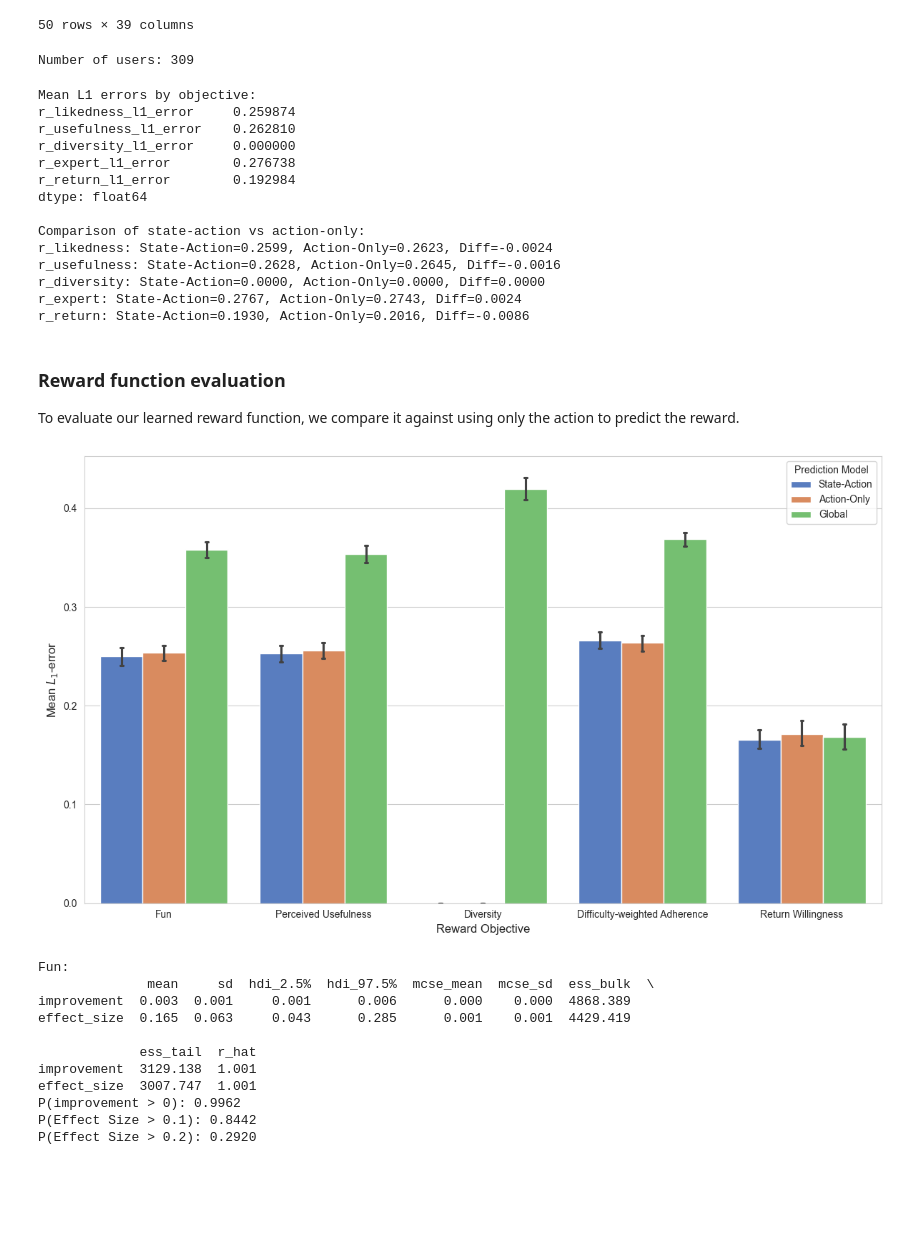
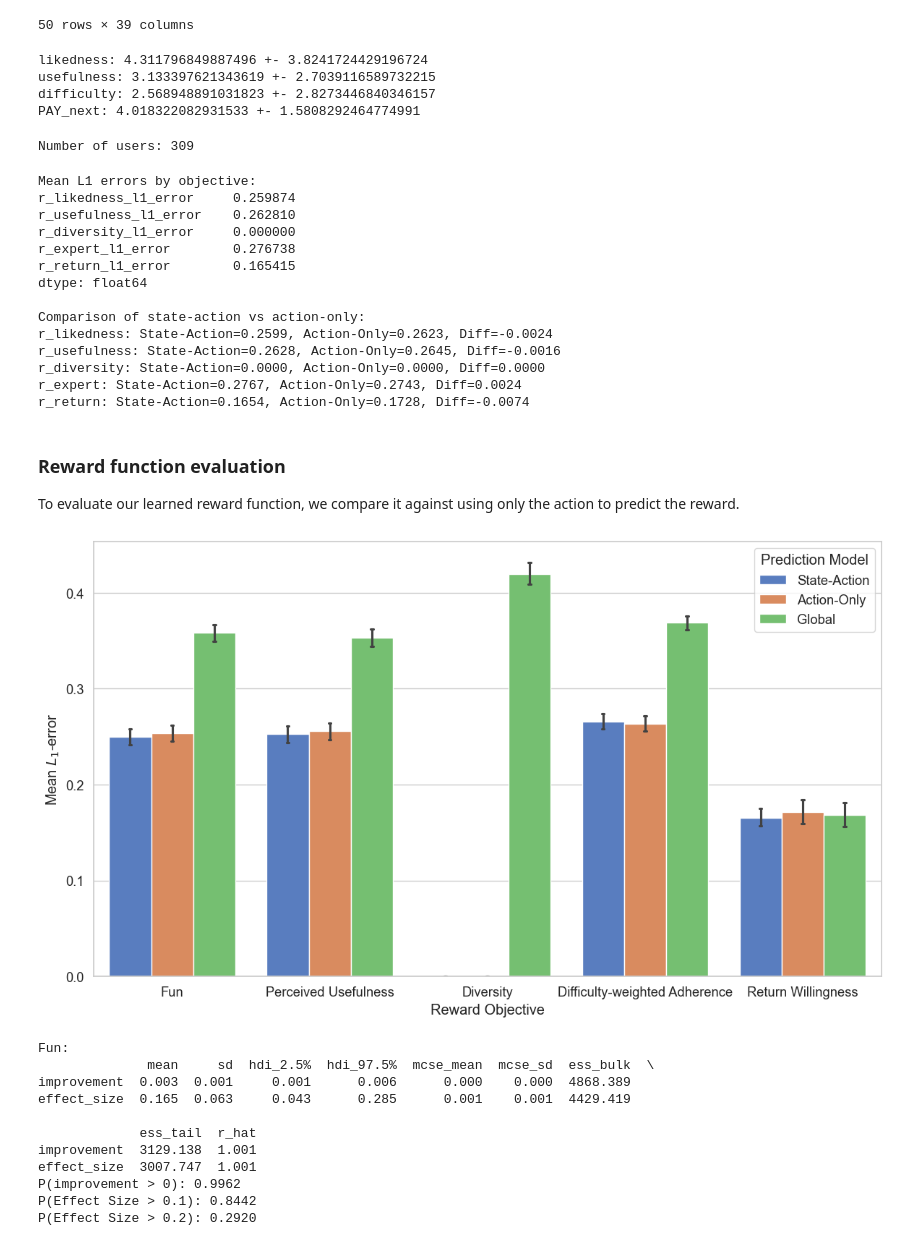
Before and after one commit to shirleyxindi/morl-personalization, a Jupyter notebook: src/RQ/dynamics_evaluation.ipynb, the cells around one changed output. Cells and saved outputs as stored; diff of their text form; code cells hidden in the pictures; blank space fills up the shorter version.

```diff
--- a/src/RQ/dynamics_evaluation.ipynb
+++ b/src/RQ/dynamics_evaluation.ipynb
@@ -97,6 +97,14 @@ Number of samples after processing: 3111
 50 rows × 39 columns
 # %%
 stochastic_outcomes = ["likedness", "usefulness", "difficulty", "PAY_next"]
+
+for outcome in stochastic_outcomes:
+    print(outcome + ": " + str(df[outcome].mean()) + " +- " + str(df[outcome].std()))
+# %% [output]
+likedness: 4.311796849887496 +- 3.8241724429196724
+usefulness: 3.133397621343619 +- 2.7039116589732215
+difficulty: 2.568948891031823 +- 2.8273446840346157
+PAY_next: 4.018322082931533 +- 1.5808292464774991
 # %%
 def evaluate_dynamics(test_df, P_comp, R, P, R_action_only, R_global, P_comp_action_only, p_comp_overall, R_outcomes, R_outcomes_action_only, R_probs_diff_global):
     data_list = []
@@ -124,6 +132,7 @@ def evaluate_dynamics(test_df, P_comp, R, P, R_action_only, R_global, P_comp_act
         user_row['next_state_likelihood'] = P_s_t_next
         user_row['equal_state'] = (s_t_next == s_t)
         user_row['s_idx'] = s_t
+        user_row['s_idx_next'] = s_t_next
 
         # Completion likelihood
         P_comp_pred = P_comp[s_t, a_t]
@@ -207,7 +216,7 @@ r_likedness_l1_error     0.259874
 r_usefulness_l1_error    0.262810
 r_diversity_l1_error     0.000000
 r_expert_l1_error        0.276738
-r_return_l1_error        0.192984
+r_return_l1_error        0.165415
 dtype: float64
 
 Comparison of state-action vs action-only:
@@ -215,7 +224,7 @@ r_likedness: State-Action=0.2599, Action-Only=0.2623, Diff=-0.0024
 r_usefulness: State-Action=0.2628, Action-Only=0.2645, Diff=-0.0016
 r_diversity: State-Action=0.0000, Action-Only=0.0000, Diff=0.0000
 r_expert: State-Action=0.2767, Action-Only=0.2743, Diff=0.0024
-r_return: State-Action=0.1930, Action-Only=0.2016, Diff=-0.0086
+r_return: State-Action=0.1654, Action-Only=0.1728, Diff=-0.0074
 # %% [markdown]
 ### Reward function evaluation
 To evaluate our learned reward function, we compare it against using only the action to predict the reward.
@@ -229,37 +238,37 @@ for obj, obj_name in zip(reward_cols, obj_names):
         plot_records.append({'Objective': obj_name, 'L1 Error': err, 'Model': 'State-Action'})
 
     action_only = combined_results.groupby('user_id')[f'{obj}_l1_error_action_only'].mean()
     for err in action_only:
         plot_records.append({'Objective': obj_name, 'L1 Error': err, 'Model': 'Action-Only'})
 
     global_errors = combined_results.groupby('user_id')[f'{obj}_l1_error_global'].mean()
     for err in global_errors:
         plot_records.append({'Objective': obj_name, 'L1 Error': err, 'Model': 'Global'})
 
 viz_df = pd.DataFrame(plot_records)
 
 plt.figure(figsize=(12, 7))
 sns.set_style("whitegrid")
-
+sns.set_context("notebook", font_scale=1.2)
 ax = sns.barplot(
     data=viz_df,
     x='Objective',
     y='L1 Error',
     hue='Model',
     palette="muted",
     capsize=.05,
     errorbar=('ci', 95)
 )
 
-plt.ylabel('Mean $L_1$-error', fontsize=12)
-plt.xlabel('Reward Objective', fontsize=12)
+plt.ylabel('Mean $L_1$-error')
+plt.xlabel('Reward Objective')
 plt.legend(title='Prediction Model', frameon=True)
 
 plt.savefig(results_folder + "figures/reward_model_comparison.svg", bbox_inches='tight')
 plt.tight_layout()
 plt.show()
 # %% [output]
-[figure, old version]
+[figure, new version]
 # %%
 for obj, obj_name in zip(reward_cols, obj_names):
     if obj == "r_diversity":
```
Also changed, not shown: parts of 5 cells of this notebook, 3 other files.
